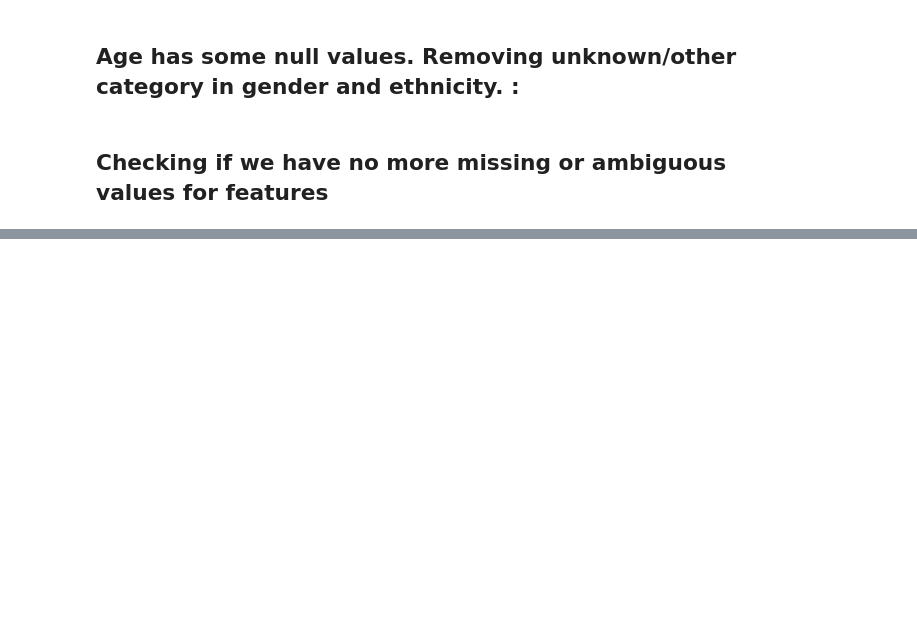
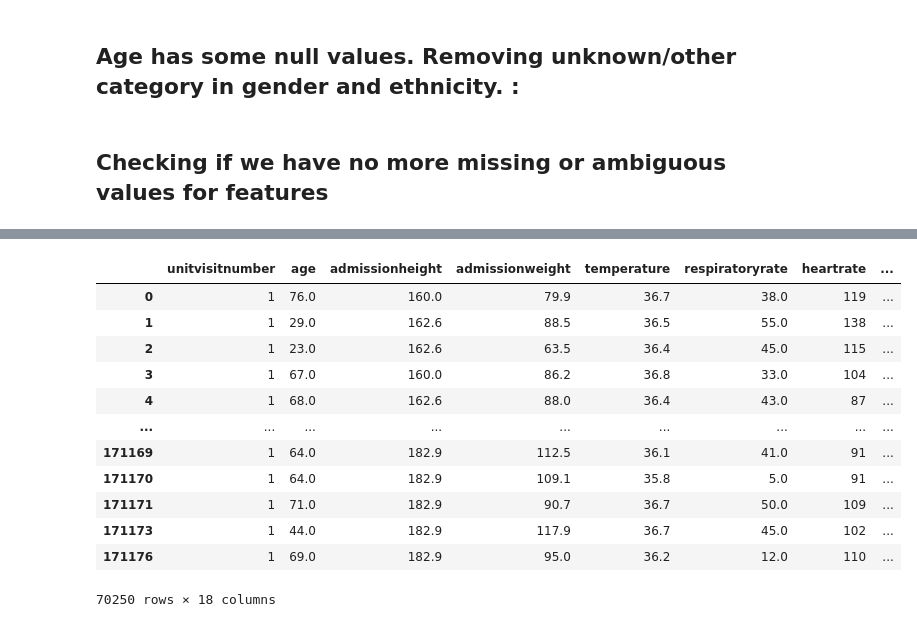
Before and after one commit to sumaiya08/clinical-decision-support, a Jupyter notebook: data-extraction/extract_features.ipynb, the cells around one changed output, grey strips where cells are left out. Saved outputs shown, nothing was run; the diff lists cells and outputs as text; code cells hidden in the pictures; blank space fills up the shorter version.

```diff
--- a/data-extraction/extract_features.ipynb
+++ b/data-extraction/extract_features.ipynb
@@ -206,0 +242,10 @@ plt.show()
+# %%
+rawdf['admissionheight'] = np.where(rawdf['admissionheight']<rawdf['admissionheight'].quantile(0.10),rawdf['admissionheight'].quantile(0.10),rawdf['admissionheight'])
+rawdf['admissionheight'] = np.where(rawdf['admissionheight']>rawdf['admissionheight'].quantile(0.90),rawdf['admissionheight'].quantile(0.90),rawdf['admissionheight'])
+rawdf['admissionweight'] = np.where(rawdf['admissionweight']<rawdf['admissionweight'].quantile(0.10),rawdf['admissionweight'].quantile(0.10),rawdf['admissionweight'])
+rawdf['admissionweight'] = np.where(rawdf['admissionweight']>rawdf['admissionweight'].quantile(0.90),rawdf['admissionweight'].quantile(0.90),rawdf['admissionweight'])
+rawdf['temperature'] = np.where(rawdf['temperature']<rawdf['temperature'].quantile(0.10),rawdf['temperature'].quantile(0.10),rawdf['temperature'])
+rawdf['respiratoryrate'] = np.where(rawdf['respiratoryrate']<rawdf['respiratoryrate'].quantile(0.10),rawdf['respiratoryrate'].quantile(0.10),rawdf['respiratoryrate'])
+rawdf['heartrate'] = np.where(rawdf['heartrate']<rawdf['heartrate'].quantile(0.10),rawdf['heartrate'].quantile(0.10),rawdf['heartrate'])
+rawdf['glucose'] = np.where(rawdf['glucose']<rawdf['glucose'].quantile(0.10),rawdf['glucose'].quantile(0.10),rawdf['glucose'])
+rawdf['glucose'] = np.where(rawdf['glucose']>rawdf['glucose'].quantile(0.90),rawdf['glucose'].quantile(0.90),rawdf['glucose'])
@@ -206,0 +304,16 @@ plt.show()
+# %%
+rawdf.drop(['patientunitstayid','apacheadmissiondx','ethnicity','gender','unitdischargestatus','hospitaldischargestatus'],axis=1)
+# %% [output]
+|  | unitvisitnumber | age | admissionheight | admissionweight | temperature | respiratoryrate | heartrate | ... |
+| 0 | 1 | 76.0 | 160.0 | 79.9 | 36.7 | 38.0 | 119 | ... |
+| 1 | 1 | 29.0 | 162.6 | 88.5 | 36.5 | 55.0 | 138 | ... |
+| 2 | 1 | 23.0 | 162.6 | 63.5 | 36.4 | 45.0 | 115 | ... |
+| 3 | 1 | 67.0 | 160.0 | 86.2 | 36.8 | 33.0 | 104 | ... |
+| 4 | 1 | 68.0 | 162.6 | 88.0 | 36.4 | 43.0 | 87 | ... |
+| ... | ... | ... | ... | ... | ... | ... | ... | ... |
+| 171169 | 1 | 64.0 | 182.9 | 112.5 | 36.1 | 41.0 | 91 | ... |
+| 171170 | 1 | 64.0 | 182.9 | 109.1 | 35.8 | 5.0 | 91 | ... |
+| 171171 | 1 | 71.0 | 182.9 | 90.7 | 36.7 | 50.0 | 109 | ... |
+| 171173 | 1 | 44.0 | 182.9 | 117.9 | 36.7 | 45.0 | 102 | ... |
+| 171176 | 1 | 69.0 | 182.9 | 95.0 | 36.2 | 12.0 | 110 | ... |
+70250 rows × 18 columns
```
Also changed, not shown: parts of 23 cells of this notebook, 1 other file.
